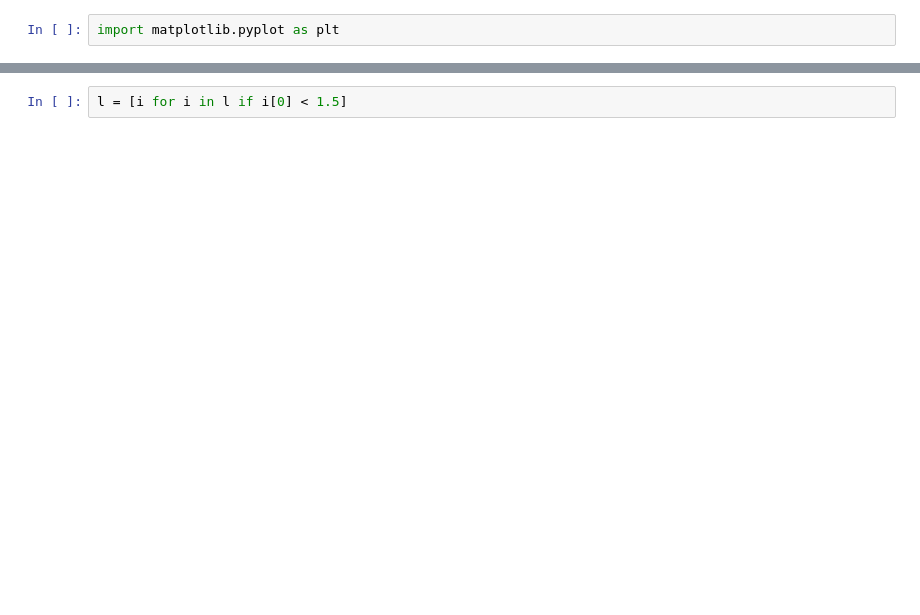
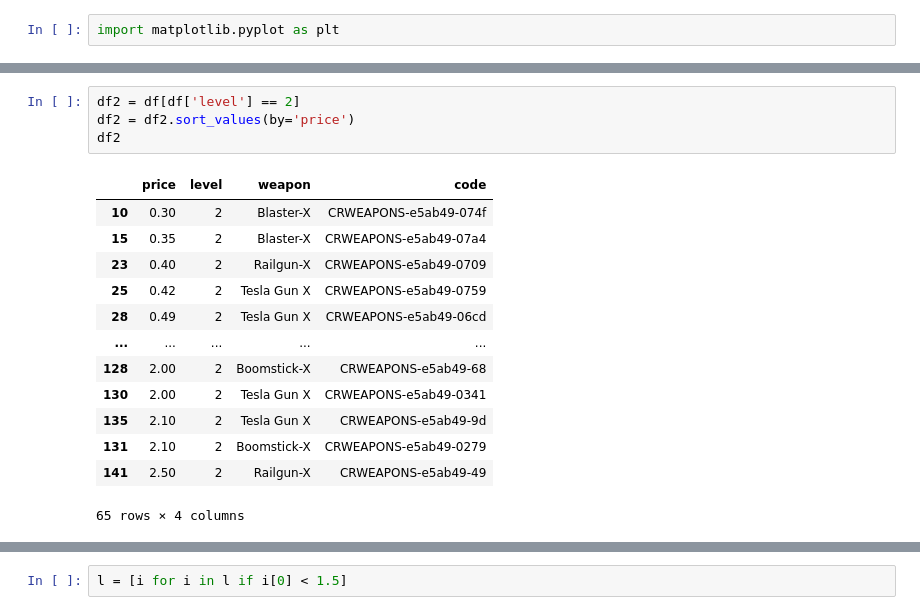
Before and after one commit to VincenzoImp/Cantina-Royale, a Jupyter notebook: XOXNO scraper/weapon/scraper2.ipynb, the cells around one changed output, grey strips where cells are left out. Cells and saved outputs as stored; diff of their text form; blank space fills up the shorter version.

```diff
--- a/XOXNO scraper/weapon/scraper2.ipynb
+++ b/XOXNO scraper/weapon/scraper2.ipynb
@@ -76,0 +104,18 @@ CRWEAPONS-e5ab49-05bb
+# %%
+df2 = df[df['level'] == 2]
+df2 = df2.sort_values(by='price')
+df2
+# %% [output]
+|  | price | level | weapon | code |
+| 10 | 0.30 | 2 | Blaster-X | CRWEAPONS-e5ab49-074f |
+| 15 | 0.35 | 2 | Blaster-X | CRWEAPONS-e5ab49-07a4 |
+| 23 | 0.40 | 2 | Railgun-X | CRWEAPONS-e5ab49-0709 |
+| 25 | 0.42 | 2 | Tesla Gun X | CRWEAPONS-e5ab49-0759 |
+| 28 | 0.49 | 2 | Tesla Gun X | CRWEAPONS-e5ab49-06cd |
+| ... | ... | ... | ... | ... |
+| 128 | 2.00 | 2 | Boomstick-X | CRWEAPONS-e5ab49-68 |
+| 130 | 2.00 | 2 | Tesla Gun X | CRWEAPONS-e5ab49-0341 |
+| 135 | 2.10 | 2 | Tesla Gun X | CRWEAPONS-e5ab49-9d |
+| 131 | 2.10 | 2 | Boomstick-X | CRWEAPONS-e5ab49-0279 |
+| 141 | 2.50 | 2 | Railgun-X | CRWEAPONS-e5ab49-49 |
+65 rows × 4 columns
```
Also changed, not shown: parts of 12 cells of this notebook, 1 other file.
